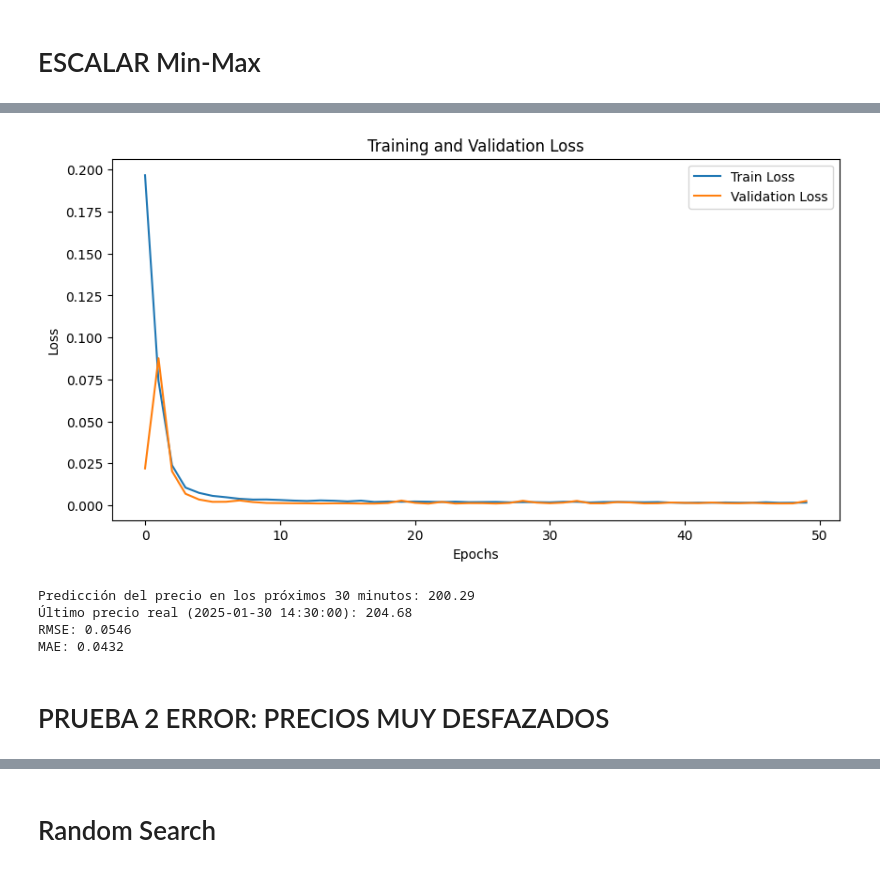
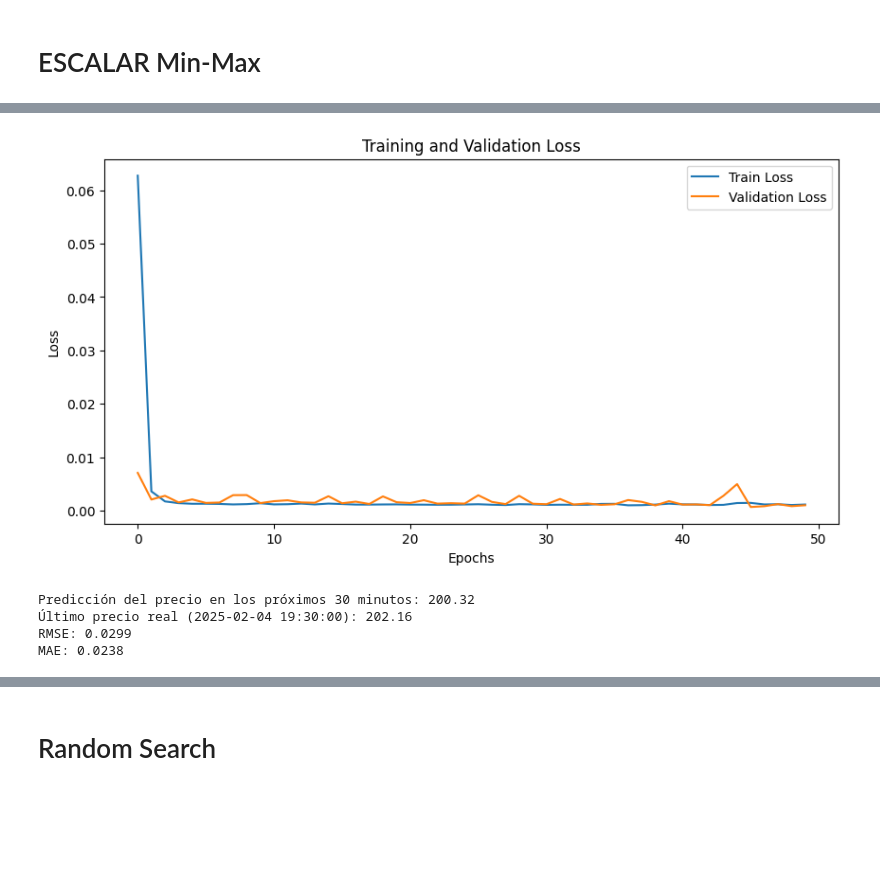
Before and after one commit to ADRIANVM117/data-science-portfolio, a Jupyter notebook: GE_STOCK_STATS_AND_PREDICTIVE_MODEL/GE_LSTM_30MIN.ipynb, the cells around one changed output, grey strips where cells are left out. Saved outputs shown, nothing was run; the diff lists cells and outputs as text; code cells hidden in the pictures; blank space fills up the shorter version.

```diff
--- a/GE_STOCK_STATS_AND_PREDICTIVE_MODEL/GE_LSTM_30MIN.ipynb
+++ b/GE_STOCK_STATS_AND_PREDICTIVE_MODEL/GE_LSTM_30MIN.ipynb
@@ -254,4 +254,5 @@ df_final
 from google.colab import drive
 drive.mount('/content/drive')
 df_final.to_csv('/content/drive/MyDrive/df_final.csv', index=True)  # Guarda en Drive
+df_final_1 = df_final.copy()
 # %% [output]
@@ -325,8 +342,8 @@ class TimeSeriesDataset(Dataset):
         return self.X[idx], self.Y[idx]
 
 # Configuración de hiperparámetros
-batch_size = 64
-learning_rate = 0.001
+batch_size = 32
+learning_rate = 0.005
 
 # Crear datasets y DataLoaders
 train_dataset = TimeSeriesDataset(X_train, Y_train)
@@ -336,10 +353,9 @@ train_loader = DataLoader(train_dataset, batch_size=batch_size, shuffle=True)
 val_loader = DataLoader(val_dataset, batch_size=batch_size, shuffle=False)
 
 
-
 # 📌 4. Definir la Arquitectura de la LSTM
 class LSTMModel(nn.Module):
-    def __init__(self, input_size, hidden_size=100, num_layers=3, dropout=0.3):
+    def __init__(self, input_size, hidden_size=128, num_layers=1, dropout=0.5):
         super().__init__()
         self.lstm = nn.LSTM(input_size, hidden_size, num_layers, batch_first=True, dropout=dropout)
         self.fc = nn.Linear(hidden_size, 1)
@@ -446,7 +462,5 @@ Epoch 50/50 - Train Loss: 0.001632, Val Loss: 0.002595
-[figure, old version]
+[figure, new version]
-Predicción del precio en los próximos 30 minutos: 200.29
-Último precio real (2025-01-30 14:30:00): 204.68
-RMSE: 0.0546
-MAE: 0.0432
+Predicción del precio en los próximos 30 minutos: 200.32
+Último precio real (2025-02-04 19:30:00): 202.16
+RMSE: 0.0299
+MAE: 0.0238
-# %% [markdown]
-# PRUEBA 2 ERROR: PRECIOS MUY DESFAZADOS
```
Also changed, not shown: parts of 8 cells of this notebook.
